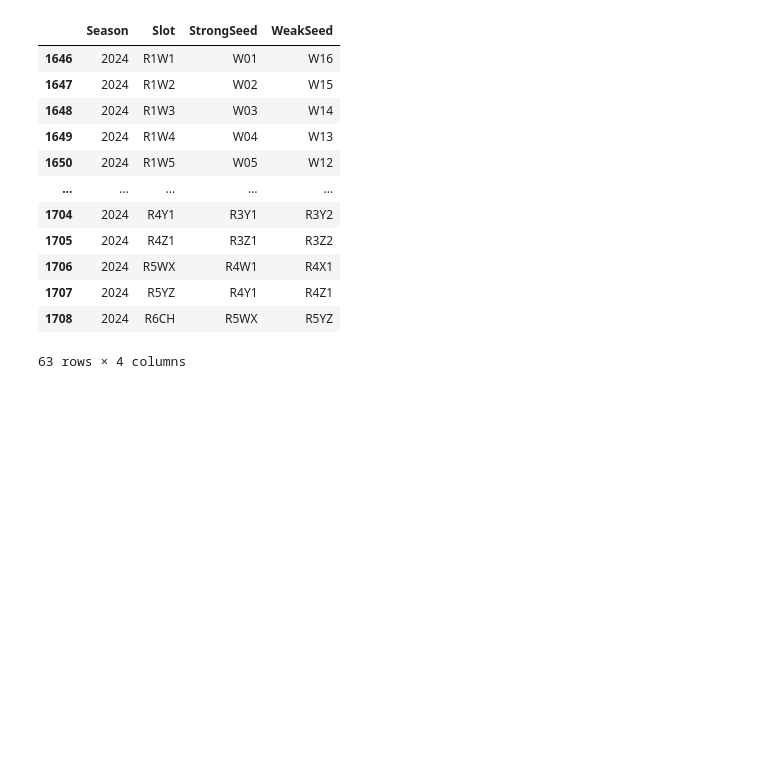
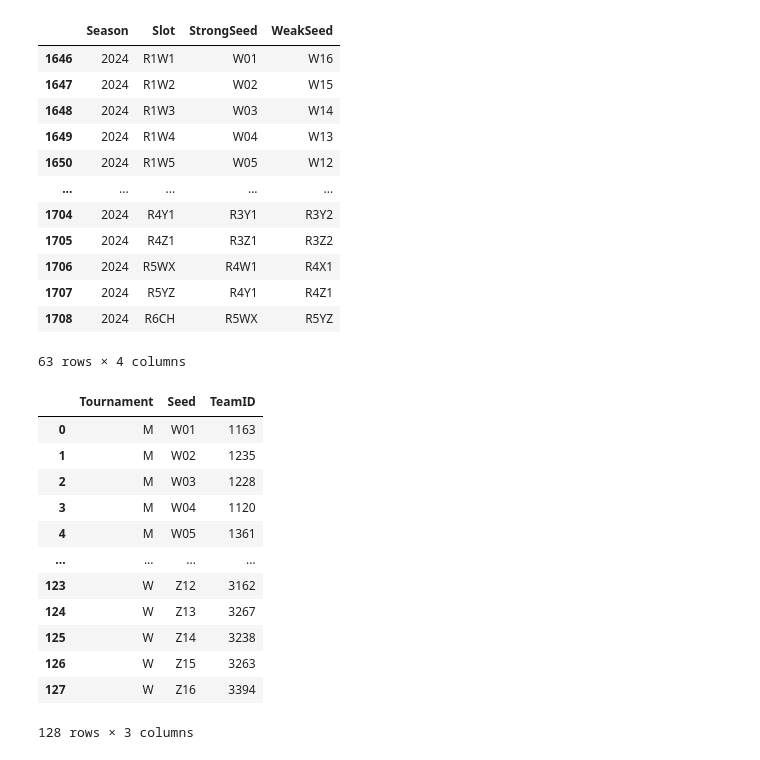
Before and after one commit to caiomelo22/march-madness-2024, a Jupyter notebook: notebook290af3cecf.ipynb, the cells around one changed output. Cells and saved outputs as stored; diff of their text form; code cells hidden in the pictures; blank space fills up the shorter version.

Commit message:
Kaggle Notebook | march-madness-2024 | Version 6

```diff
--- a/notebook290af3cecf.ipynb
+++ b/notebook290af3cecf.ipynb
@@ -389,3 +450,30 @@ display(current_slots_w)
 | 1707 | 2024 | R5YZ | R4Y1 | R4Z1 |
 | 1708 | 2024 | R6CH | R5WX | R5YZ |
 63 rows × 4 columns
+# %%
+def build_seeds_files():
+    seeds_file = f'/kaggle/input/march-machine-learning-mania-2024/2024_tourney_seeds.csv'
+    seeds_df = pd.read_csv(seeds_file)
+
+    display(seeds_df)
+
+    seeds_m = seeds_df[seeds_df['Tournament'] == 'M']
+    seeds_w = seeds_df[seeds_df['Tournament'] == 'W']
+
+    return seeds_m, seeds_w
+
+seeds_m, seeds_w = build_seeds_files()
+# %% [output]
+|  | Tournament | Seed | TeamID |
+| 0 | M | W01 | 1163 |
+| 1 | M | W02 | 1235 |
+| 2 | M | W03 | 1228 |
+| 3 | M | W04 | 1120 |
+| 4 | M | W05 | 1361 |
+| ... | ... | ... | ... |
+| 123 | W | Z12 | 3162 |
+| 124 | W | Z13 | 3267 |
+| 125 | W | Z14 | 3238 |
+| 126 | W | Z15 | 3263 |
+| 127 | W | Z16 | 3394 |
+128 rows × 3 columns
```
Also changed, not shown: parts of 11 cells of this notebook.
